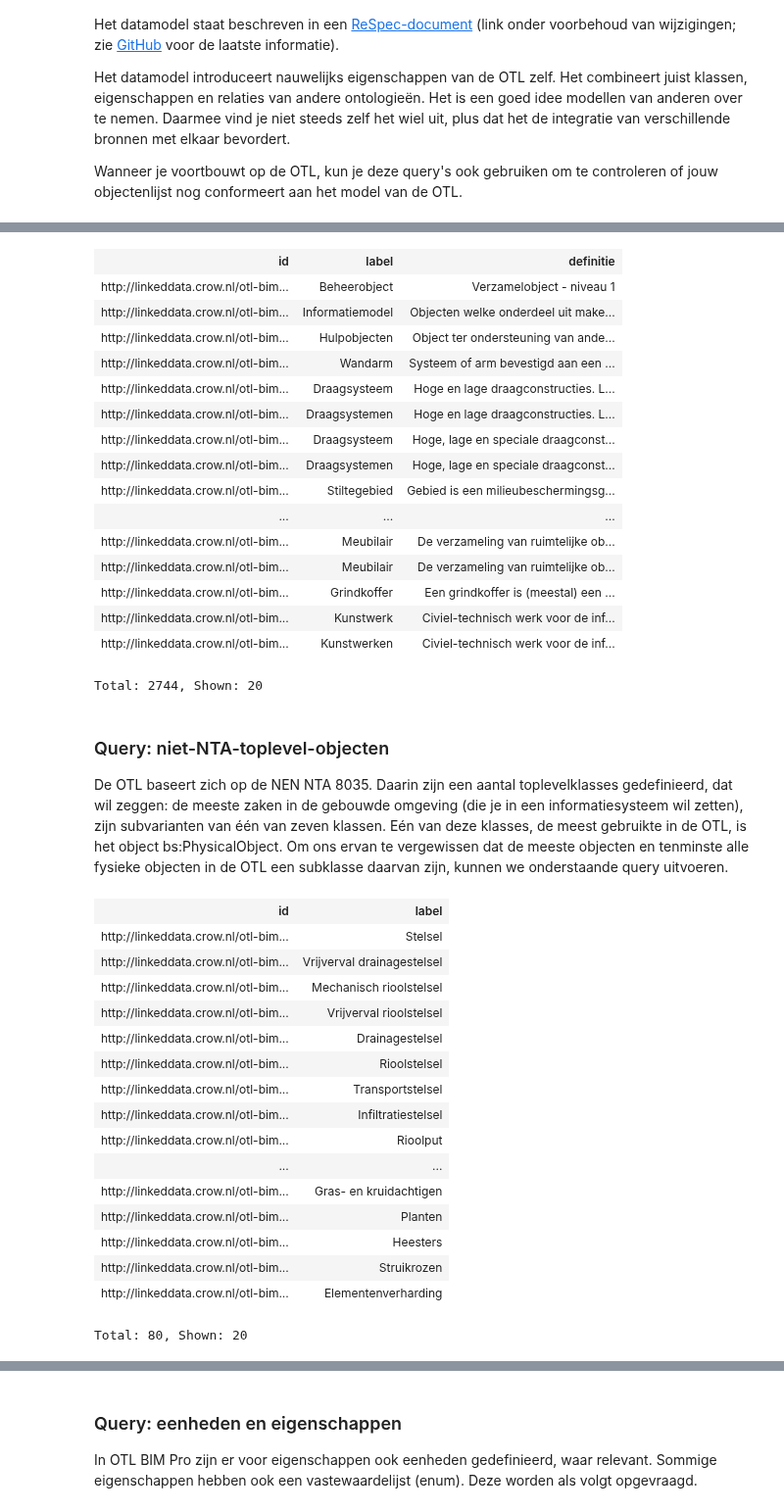
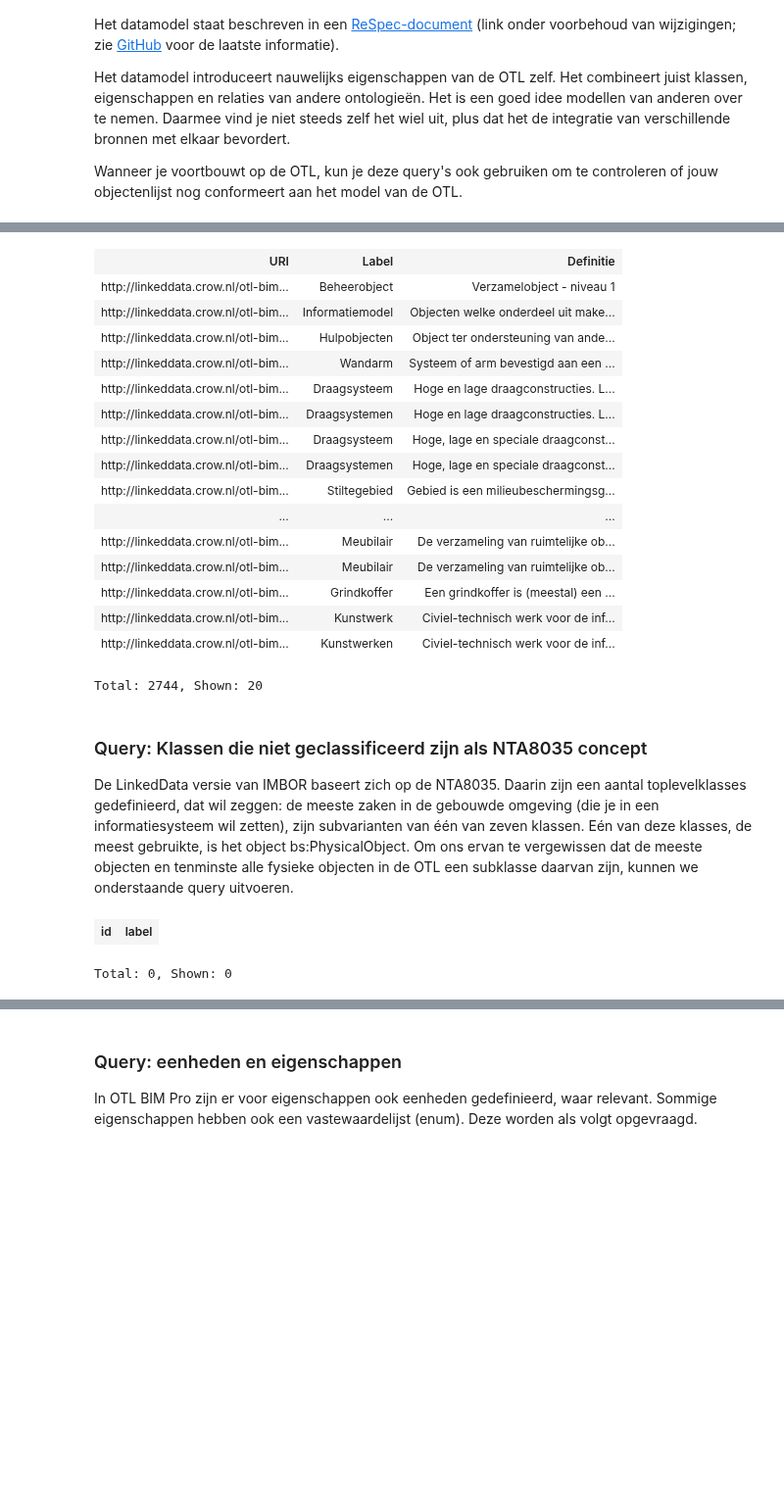
Before and after one commit to Stichting-CROW/imbor, a Jupyter notebook: docs/SPARQL-voorbeelden.ipynb, the cells around one changed output, grey strips where cells are left out. Shown at 98% size. Drawn from its saved outputs; the diff is of its cells as text; code cells hidden in the pictures; blank space fills up the shorter version.

```diff
--- a/docs/SPARQL-voorbeelden.ipynb
+++ b/docs/SPARQL-voorbeelden.ipynb
@@ -42,11 +42,19 @@ PREFIX rdfs: <http://www.w3.org/2000/01/rdf-schema#>
 PREFIX bs: <https://w3id.org/de/basicsemantics#>
 PREFIX skos: <http://www.w3.org/2004/02/skos/core#>
 
-SELECT (?bho AS ?id) ?label ?definitie WHERE {
-    ?bho a rdfs:Class ; rdfs:label ?label ; skos:definition ?definitie .
+SELECT (?thing AS ?URI) ?Label ?Definitie
+WHERE {
+# Selecteer alleen klassen ...
+    ?thing a rdfs:Class ;
+# ... die direct of door overerving een subklasse zijn van NTA8035 Fysiek object ...
+           rdfs:subClassOf bs:PhysicalObject ;
+# ... en een preferred label hebben ...
+           skos:prefLabel ?Label ;
+# ... en een definitie hebben.
+           skos:definition ?Definitie .
 }
 # %% [output]
-| id | label | definitie |
+| URI | Label | Definitie |
 | http://linkeddata.crow.nl/otl-bim... | Beheerobject | Verzamelobject - niveau 1 |
 | http://linkeddata.crow.nl/otl-bim... | Informatiemodel | Objecten welke onderdeel uit make... |
 | http://linkeddata.crow.nl/otl-bim... | Hulpobjecten | Object ter ondersteuning van ande... |
@@ -64,38 +72,27 @@ SELECT (?bho AS ?id) ?label ?definitie WHERE {
 | http://linkeddata.crow.nl/otl-bim... | Kunstwerken | Civiel-technisch werk voor de inf... |
 Total: 2744, Shown: 20
 # %% [markdown]
-### Query: niet-NTA-toplevel-objecten
+### Query: Klassen die niet geclassificeerd zijn als NTA8035 concept
 
-De OTL baseert zich op de NEN NTA 8035.
+De LinkedData versie van IMBOR baseert zich op de NTA8035.
 Daarin zijn een aantal toplevelklasses gedefinieerd, dat wil zeggen:
 de meeste zaken in de gebouwde omgeving (die je in een informatiesysteem wil zetten), zijn subvarianten van één van zeven klassen.
-Eén van deze klasses, de meest gebruikte in de OTL, is het object bs:PhysicalObject.
+Eén van deze klasses, de meest gebruikte, is het object bs:PhysicalObject.
 Om ons ervan te vergewissen dat de meeste objecten en tenminste alle fysieke objecten in de OTL een subklasse daarvan zijn, kunnen we onderstaande query uitvoeren.
 # %%
 PREFIX rdfs: <http://www.w3.org/2000/01/rdf-schema#>
 PREFIX bs: <https://w3id.org/de/basicsemantics#>
 
-SELECT (?bho AS ?id) ?label WHERE {
-    ?bho a rdfs:Class ; rdfs:label ?label .
-
-    MINUS { ?bho rdfs:subClassOf+ bs:PhysicalObject }
+SELECT (?thing AS ?URI) ?Label
+WHERE {
+# Selecteer alleen klassen ...
+    ?thing a rdfs:Class ;
+# ... die een preferred label hebben ...
+             skos:prefLabel ?Label .
+# ... en die geen subklasse zijn (direct of via overerving van Fysiek object)
+    MINUS { ?thing rdfs:subClassOf bs:PhysicalObject }
 }
 # %% [output]
 | id | label |
-| http://linkeddata.crow.nl/otl-bim... | Stelsel |
-| http://linkeddata.crow.nl/otl-bim... | Vrijverval drainagestelsel |
-| http://linkeddata.crow.nl/otl-bim... | Mechanisch rioolstelsel |
-| http://linkeddata.crow.nl/otl-bim... | Vrijverval rioolstelsel |
-| http://linkeddata.crow.nl/otl-bim... | Drainagestelsel |
-| http://linkeddata.crow.nl/otl-bim... | Rioolstelsel |
-| http://linkeddata.crow.nl/otl-bim... | Transportstelsel |
-| http://linkeddata.crow.nl/otl-bim... | Infiltratiestelsel |
-| http://linkeddata.crow.nl/otl-bim... | Rioolput |
-| ... | ... |
-| http://linkeddata.crow.nl/otl-bim... | Gras- en kruidachtigen |
-| http://linkeddata.crow.nl/otl-bim... | Planten |
-| http://linkeddata.crow.nl/otl-bim... | Heesters |
-| http://linkeddata.crow.nl/otl-bim... | Struikrozen |
-| http://linkeddata.crow.nl/otl-bim... | Elementenverharding |
-Total: 80, Shown: 20
+Total: 0, Shown: 0
 # %% [markdown]
```
Also changed, not shown: parts of 10 cells of this notebook.
